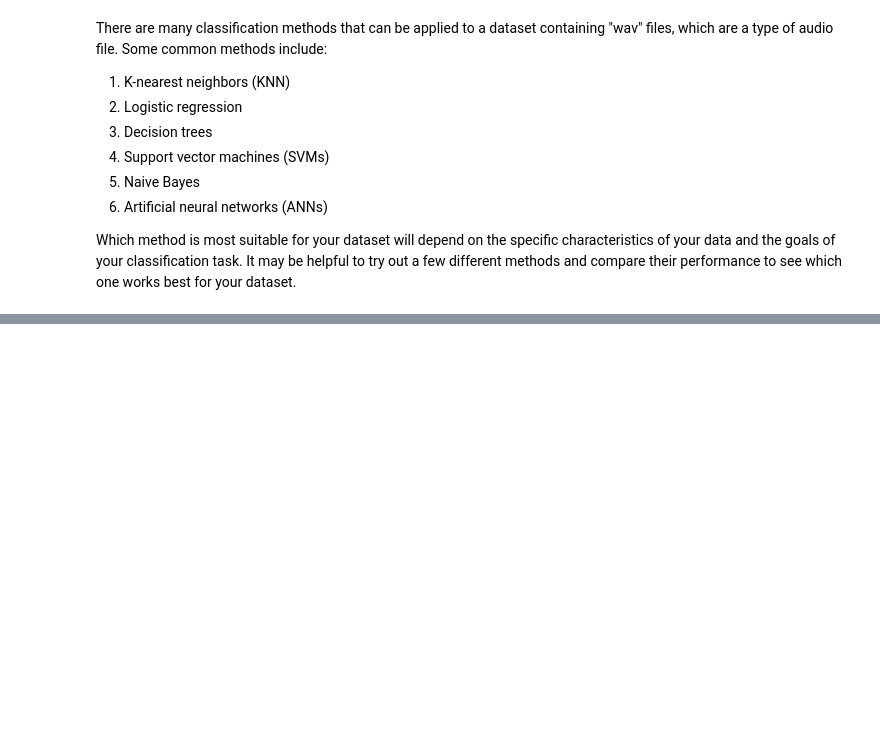
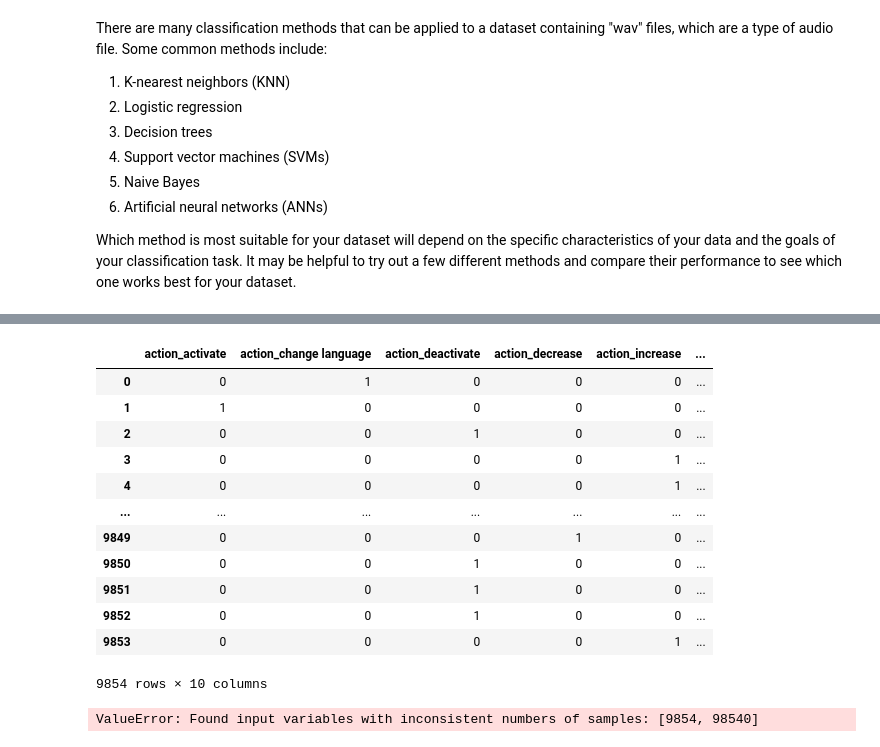
Before and after one commit to gguzzy/MachineLearning, a Jupyter notebook: Data Science/DSL_winter_project_ay_2022_2023/DSL_winter_project_22_23.ipynb, the cells around one changed output, grey strips where cells are left out. Cells and saved outputs as stored; diff of their text form; code cells hidden in the pictures; blank space fills up the shorter version.

```diff
--- a/Data Science/DSL_winter_project_ay_2022_2023/DSL_winter_project_22_23.ipynb
+++ b/Data Science/DSL_winter_project_ay_2022_2023/DSL_winter_project_22_23.ipynb
@@ -353,0 +435,40 @@ Which method is most suitable for your dataset will depend on the specific chara
+# %%
+y_dummies
+# %% [output]
+|  | action_activate | action_change language | action_deactivate | action_decrease | action_increase | ... |
+| 0 | 0 | 1 | 0 | 0 | 0 | ... |
+| 1 | 1 | 0 | 0 | 0 | 0 | ... |
+| 2 | 0 | 0 | 1 | 0 | 0 | ... |
+| 3 | 0 | 0 | 0 | 0 | 1 | ... |
+| 4 | 0 | 0 | 0 | 0 | 1 | ... |
+| ... | ... | ... | ... | ... | ... | ... |
+| 9849 | 0 | 0 | 0 | 1 | 0 | ... |
+| 9850 | 0 | 0 | 1 | 0 | 0 | ... |
+| 9851 | 0 | 0 | 1 | 0 | 0 | ... |
+| 9852 | 0 | 0 | 1 | 0 | 0 | ... |
+| 9853 | 0 | 0 | 0 | 0 | 1 | ... |
+9854 rows × 10 columns
+# %%
+"""
+y_flattened = y_dummies.values.ravel()
+
+X_train, X_test, y_train, y_test = train_test_split(X_dummies, y_flattened, test_size=0.2)
+
+# Train a logistic regression model
+model = LogisticRegression()
+model.fit(X_train, y_train)
+
+# Make predictions on the testing set
+y_pred = model.predict(X_test)
+
+# Evaluate the model accuracy
+accuracy = accuracy_score(y_test, y_pred)
+precision = precision_score(y_test, y_pred)
+recall = recall_score(y_test, y_pred)
+
+print(f"Accuracy: {accuracy:.2f}")
+print(f"Precision: {precision:.2f}")
+print(f"Recall: {recall:.2f}")
+"""
+# %% [output]
+ValueError: Found input variables with inconsistent numbers of samples: [9854, 98540]
```
Also changed, not shown: parts of 8 cells of this notebook.
